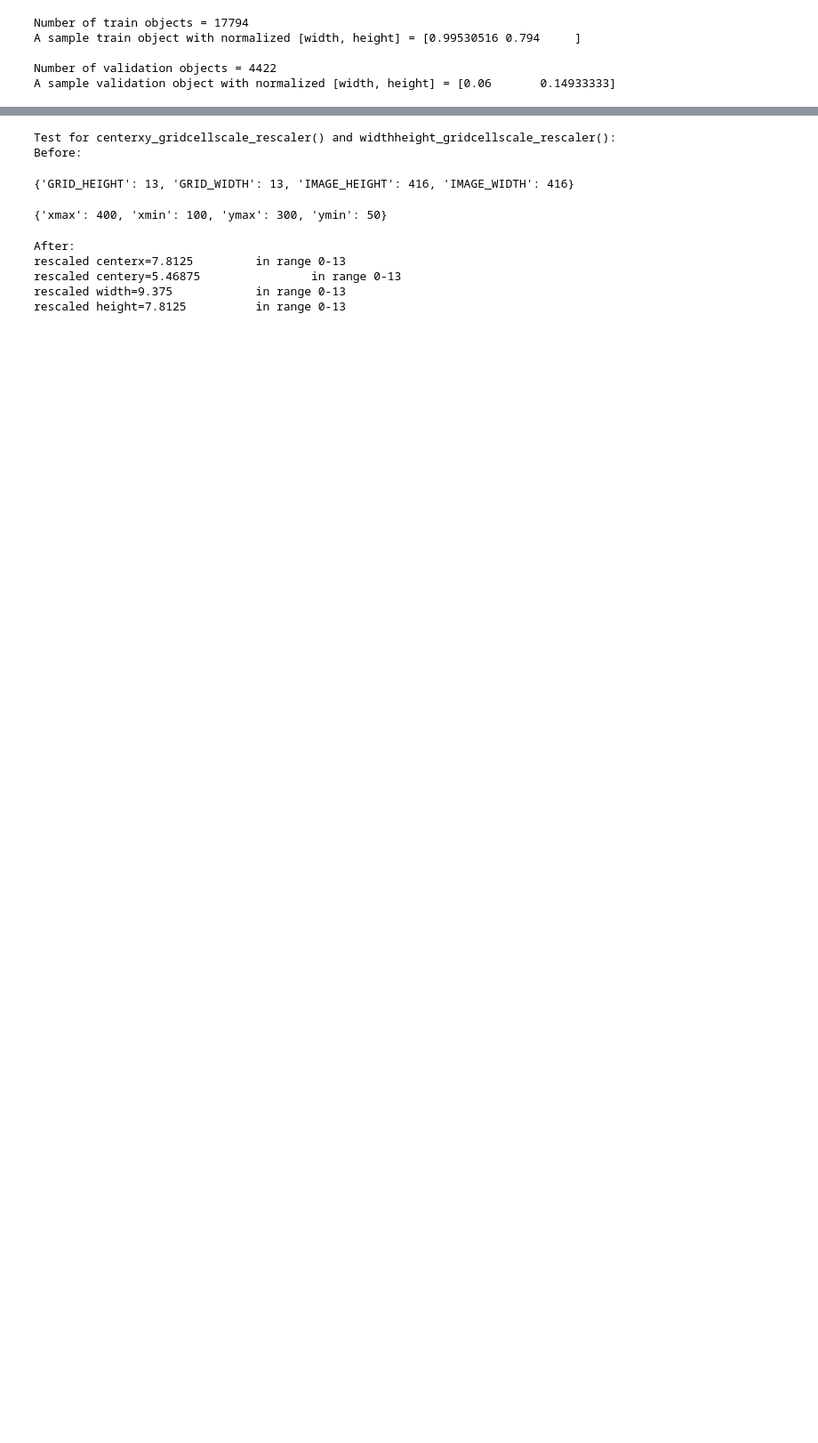
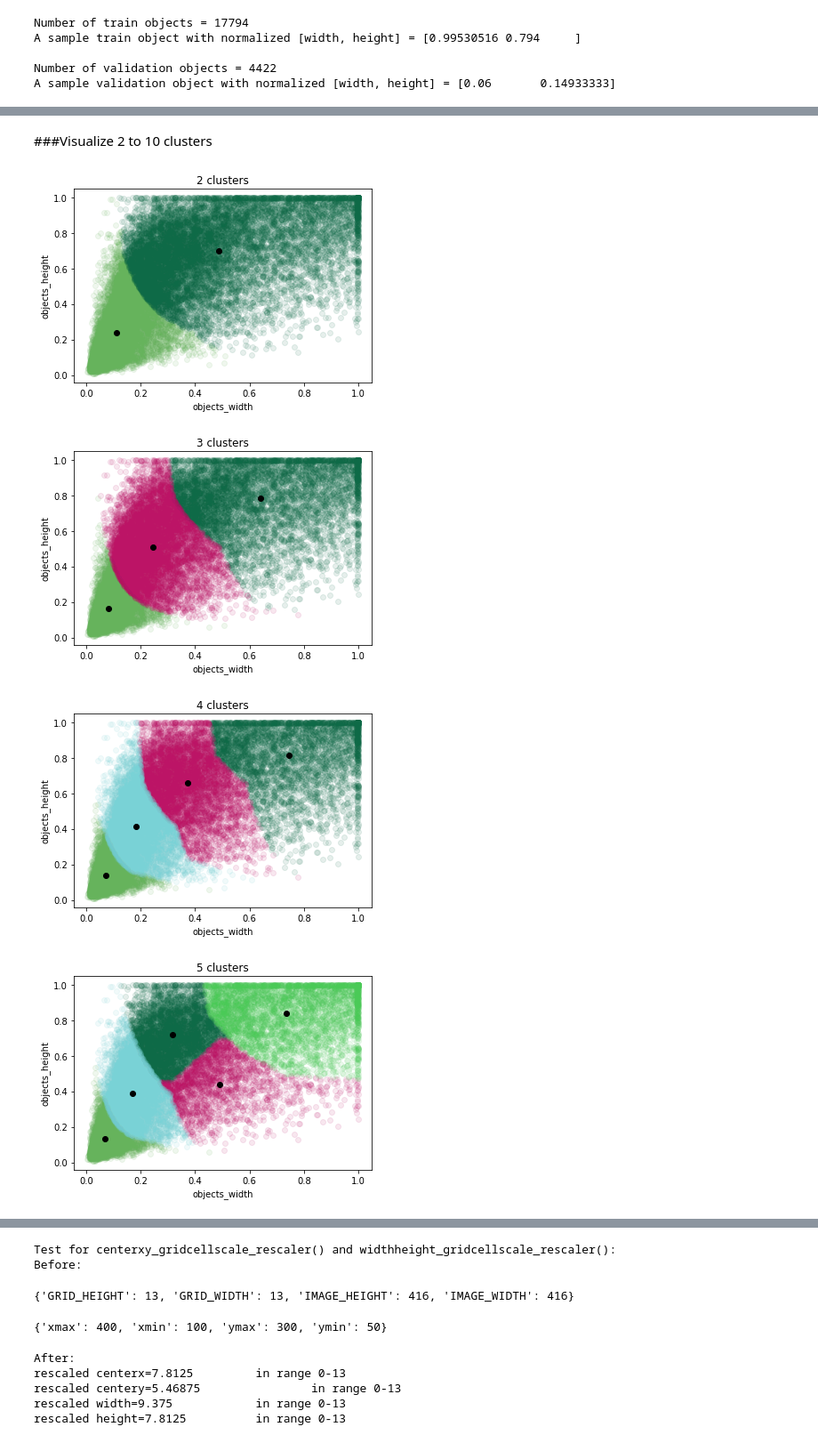
Before and after one commit to panjiarlins/smart-security-camera-project, a Jupyter notebook: ML Team/train.ipynb, the cells around one changed output, grey strips where cells are left out. Shown at 89% size. Drawn from its saved outputs; the diff is of its cells as text; code cells hidden in the pictures; blank space fills up the shorter version.

```diff
--- a/ML Team/train.ipynb
+++ b/ML Team/train.ipynb
@@ -170,0 +275,16 @@ A sample validation object with normalized [width, height] = [0.06       0.14933
+# %% [markdown]
+###Visualize 2 to 10 clusters
+# %%
+total_clusters = 10
+results = {}
+for cluster_index in range(2, total_clusters + 1):
+  anchor_box_finder = AnchorBoxFinder(objects_width_height, cluster_index)
+  results[cluster_index] = {'centroids': anchor_box_finder.get_centroids(),
+                            'nearest_centroids': anchor_box_finder.get_nearest_centroids(),
+                            'iou_mean': anchor_box_finder.get_iou_mean()}
+  anchor_box_finder.display_cluster()
+# %% [output]
+[figure, added]
+[figure, added]
+[figure, added]
+[figure, added]
```
Also changed, not shown: parts of 78 cells of this notebook.
